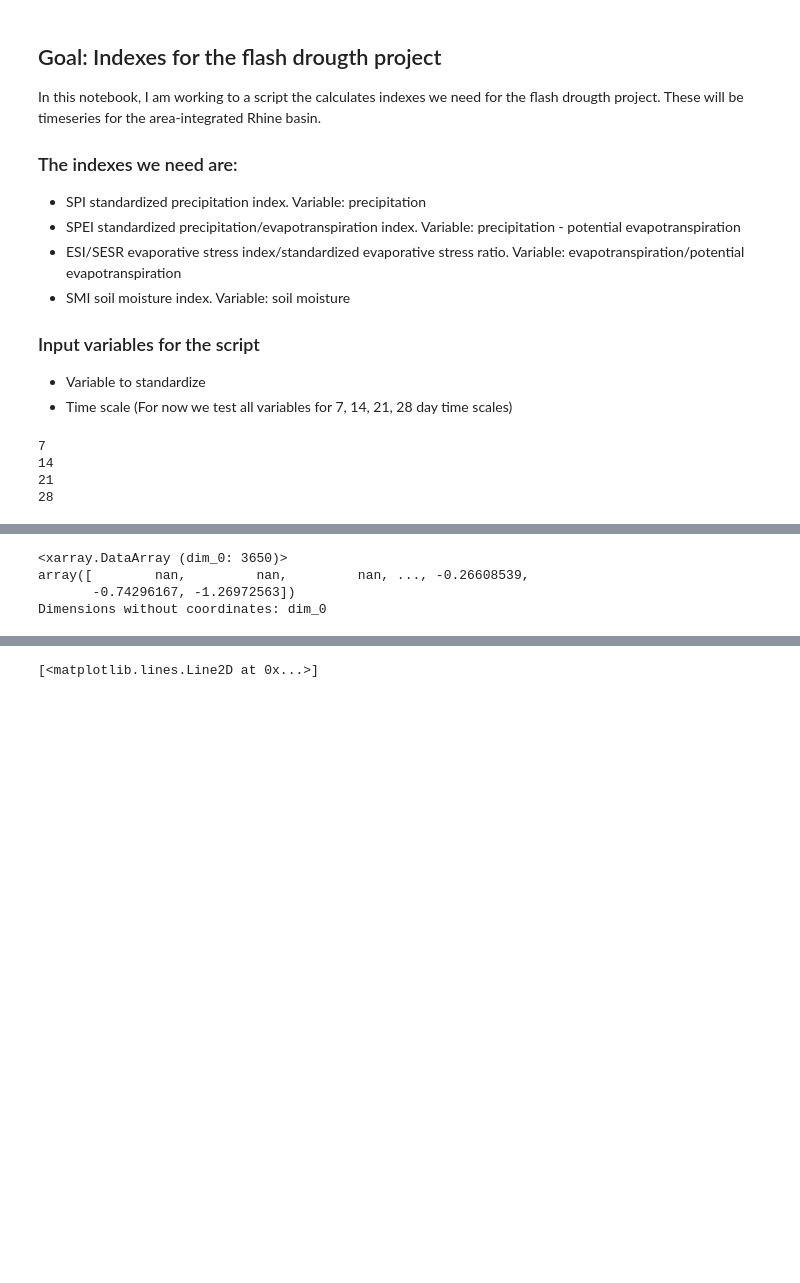
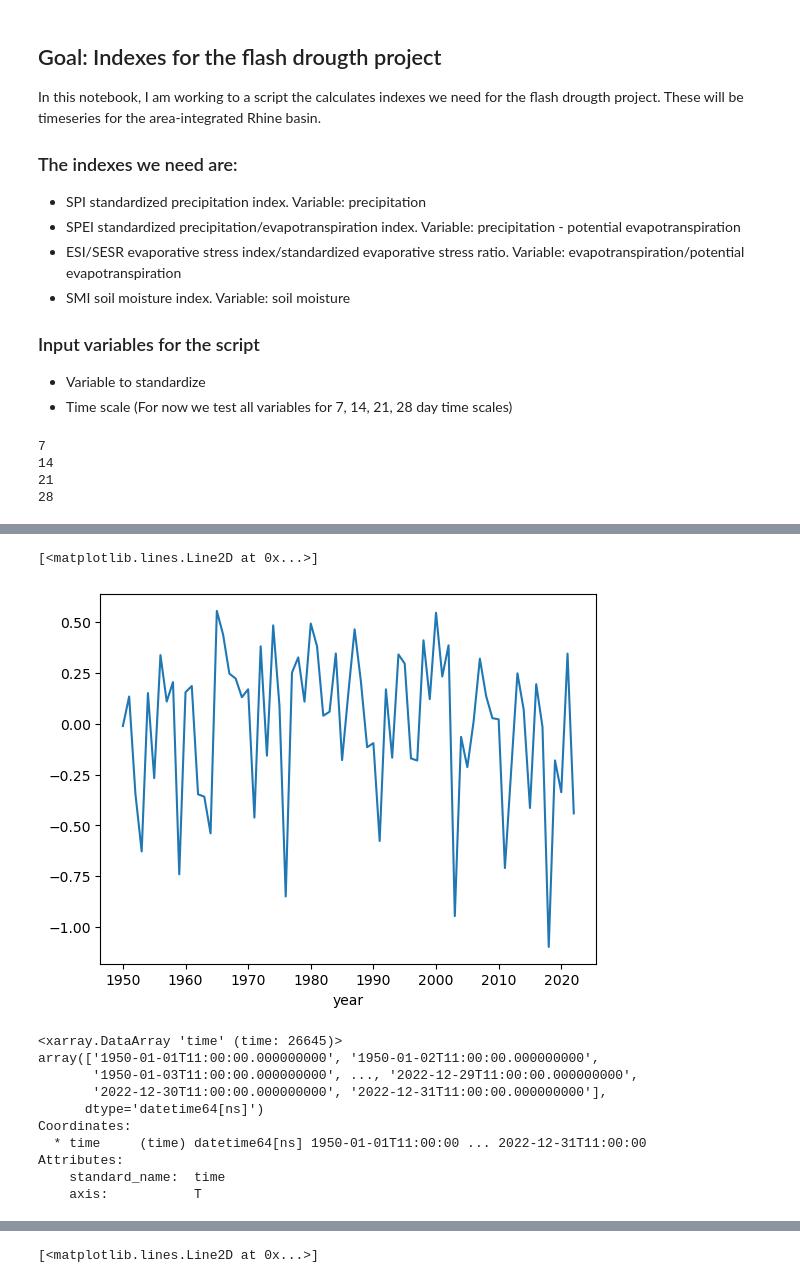
Before and after one commit to lmuntjewerf/flash_droughts, a Jupyter notebook: index_definitions/oud/calc_indices.ipynb, the cells around one changed output, grey strips where cells are left out. Saved outputs shown, nothing was run; the diff lists cells and outputs as text; code cells hidden in the pictures; blank space fills up the shorter version.

```diff
--- a/index_definitions/oud/calc_indices.ipynb
+++ b/index_definitions/oud/calc_indices.ipynb
@@ -131,7 +162,21 @@ if __name__ == '__main__':
+# %%
+scale = 14
+da_standardized_index = calc_standardized_index_daily(da, scale)
+# %%
+da_standardized_index.groupby('time.year').mean().plot()
+# %% [output]
+[<matplotlib.lines.Line2D at 0x...>]
+[figure, added]
 # %%
-da_standardized_index
+da_standardized_index.time
 # %% [output]
-<xarray.DataArray (dim_0: 3650)>
-array([        nan,         nan,         nan, ..., -0.26608539,
-       -0.74296167, -1.26972563])
-Dimensions without coordinates: dim_0
+<xarray.DataArray 'time' (time: 26645)>
+array(['1950-01-01T11:00:00.000000000', '1950-01-02T11:00:00.000000000',
+       '1950-01-03T11:00:00.000000000', ..., '2022-12-29T11:00:00.000000000',
+       '2022-12-30T11:00:00.000000000', '2022-12-31T11:00:00.000000000'],
+      dtype='datetime64[ns]')
+Coordinates:
+  * time     (time) datetime64[ns] 1950-01-01T11:00:00 ... 2022-12-31T11:00:00
+Attributes:
+    standard_name:  time
+    axis:           T
```
Also changed, not shown: parts of 10 cells of this notebook, 5 other files.
